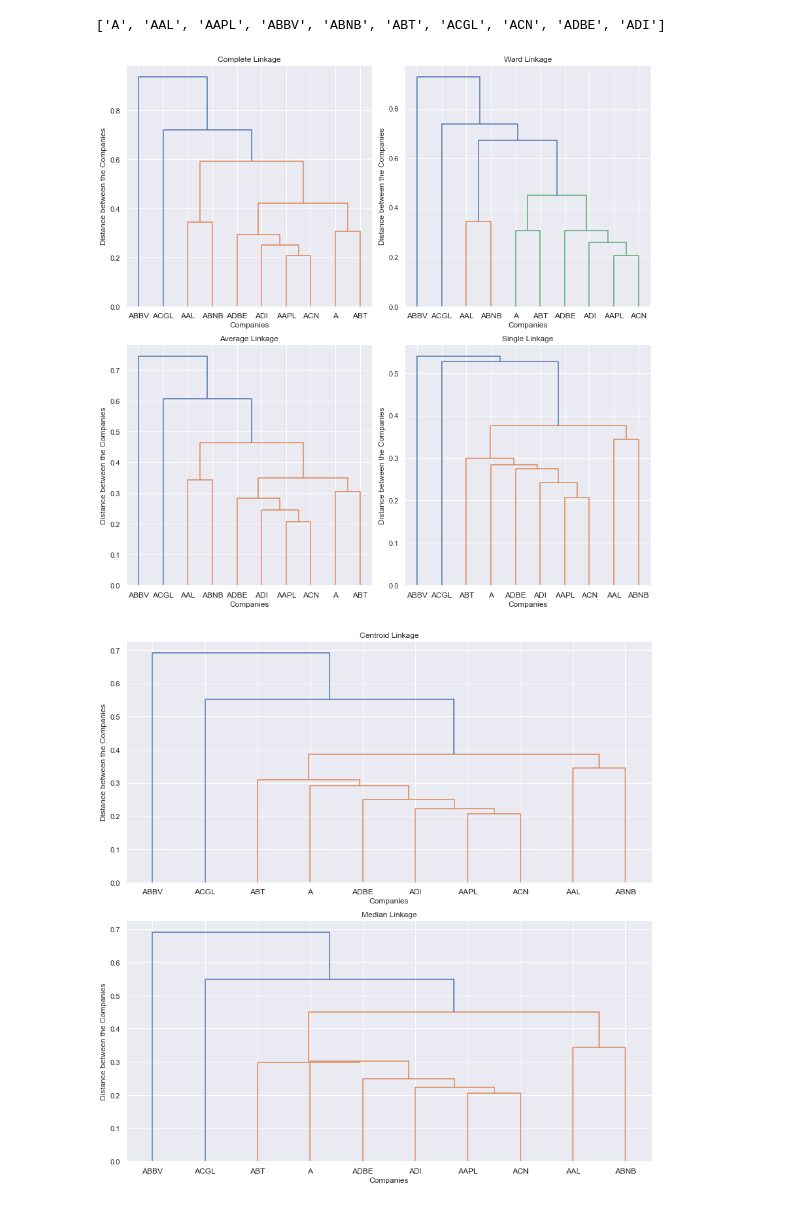
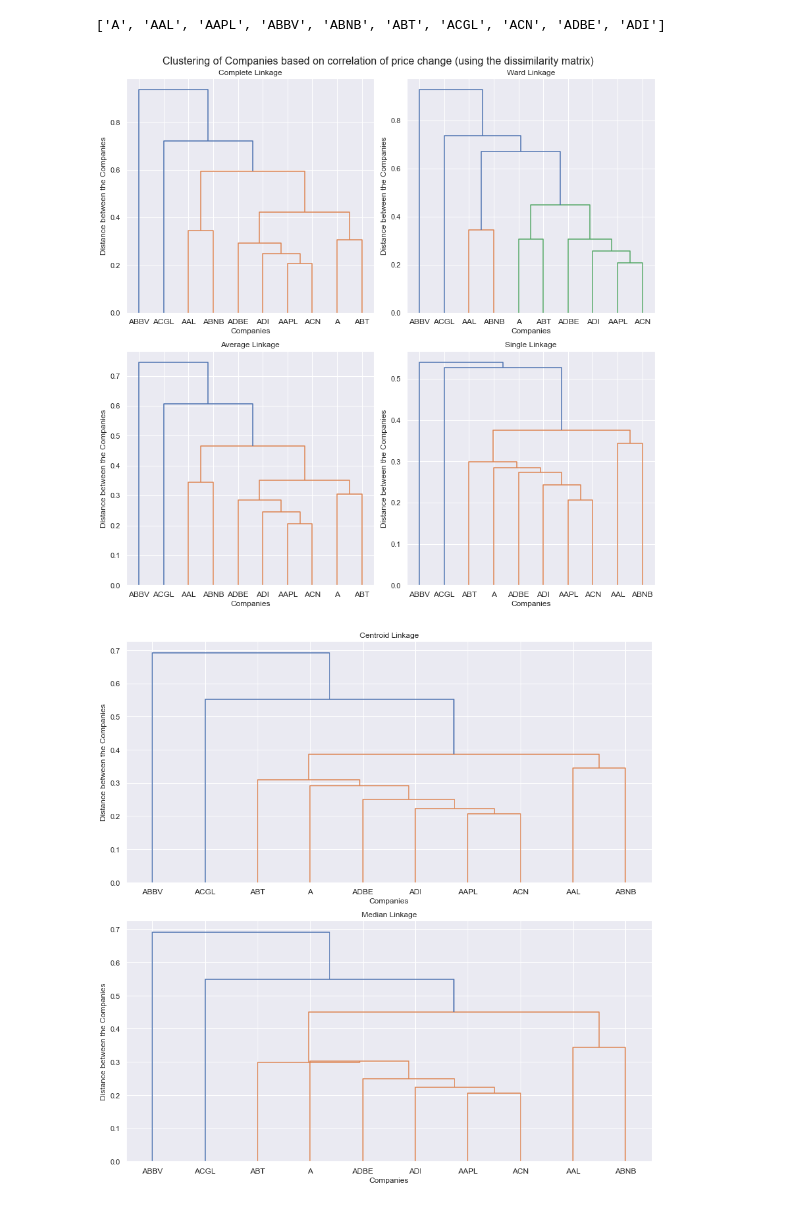
Before and after one commit to ktongk/BTT-JPMC-1, a Jupyter notebook: scrape_data_nora.ipynb, the cells around one changed output. Cells and saved outputs as stored; diff of their text form; code cells hidden in the pictures.

```diff
--- a/scrape_data_nora.ipynb
+++ b/scrape_data_nora.ipynb
@@ -786,6 +793,8 @@ print(companies_10)
 # %%
 # create one plot to show all the different linkage methods
 fig, axs = plt.subplots(2, 2, figsize=(12, 12))
+plt.suptitle("Clustering of Companies based on correlation of price change (using the dissimilarity matrix)", fontsize=16)
+
 
 # Complete linkage
 complete_linkage_10 = linkage(squareform(dissimilarity_10), method='complete')
@@ -794,34 +803,37 @@ axs[0, 0].set_title('Complete Linkage')
 axs[0, 0].set_xlabel("Companies")
 axs[0, 0].set_ylabel("Distance between the Companies")
 
 # Ward linkage
 ward_linkage_10 = linkage(squareform(dissimilarity_10), method='ward')
 dendrogram(ward_linkage_10, ax=axs[0, 1], labels=companies_10)
 axs[0, 1].set_title('Ward Linkage')
 axs[0, 1].set_xlabel("Companies")
 axs[0, 1].set_ylabel("Distance between the Companies")
 
 # Average linkage
 average_linkage_10 = linkage(squareform(dissimilarity_10), method='average')
 dendrogram(average_linkage_10, ax=axs[1, 0], labels=companies_10)
 axs[1, 0].set_title('Average Linkage')
 axs[1, 0].set_xlabel("Companies")
 axs[1, 0].set_ylabel("Distance between the Companies")
 
 # Single linkage
 single_linkage_10 = linkage(squareform(dissimilarity_10), method='single')
 dendrogram(single_linkage_10, ax=axs[1, 1],labels=companies_10)
 axs[1, 1].set_title('Single Linkage')
 axs[1, 1].set_xlabel("Companies")
 axs[1, 1].set_ylabel("Distance between the Companies")
 
 # Adjust layout
 plt.tight_layout()
 
 
+# give a title to the graph
+
+
 plt.show()
 # %% [output]
-[figure, old version]
+[figure, new version]
 # %%
 # create one plot to show all the different linkage methods
 fig, axs = plt.subplots(2, 1, figsize=(12, 12))
```
Also changed, not shown: parts of 41 cells of this notebook.
